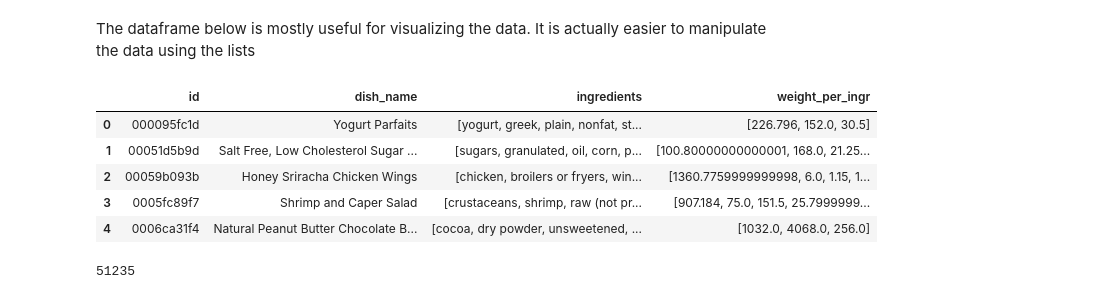
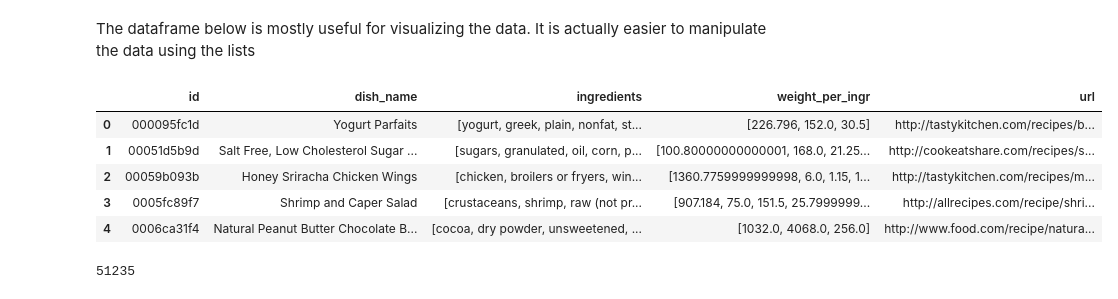
Before and after one commit to hpayettepeterson/foodprint, a Jupyter notebook: CO2_calculator.ipynb, the cells around one changed output. Drawn from its saved outputs; the diff is of its cells as text; code cells hidden in the pictures.

```diff
--- a/CO2_calculator.ipynb
+++ b/CO2_calculator.ipynb
@@ -38,11 +38,13 @@ ids_lst = []
 ingredient_lst = []
 titles_lst = []
 weights_lst = []
+urls_lst = []
 for i in range(len(recipes)):
   ids_lst.append(recipes[i]['id'])
   ingredient_lst.append(recipes[i]['ingredients'])
   titles_lst.append(recipes[i]['title'])
   weights_lst.append(recipes[i]['weight_per_ingr'])
+  urls_lst.append(recipes[i]['url'])
 # %%
 # make ingredients for each recipe into list of strings (might need to change this later to a list of lists)
 for i in range(len(ingredient_lst)):
@@ -58,23 +60,24 @@ The dataframe below is mostly useful for visualizing the data. It is actually ea
 # %%
 # make lists into df
 import pandas as pd
 
 recipes_df = pd.DataFrame(
     {'id': ids_lst,
      'dish_name': titles_lst,
      'ingredients': ingredient_lst,
-     'weight_per_ingr': weights_lst
+     'weight_per_ingr': weights_lst,
+     'url': urls_lst
     })
 
 # now, each item of the ingredients list corresponds to the item with the same index in the weight per ingr list
 recipes_df.head()
 # %% [output]
-|  | id | dish_name | ingredients | weight_per_ingr |
-| 0 | 000095fc1d | Yogurt Parfaits | [yogurt, greek, plain, nonfat, st... | [226.796, 152.0, 30.5] |
-| 1 | 00051d5b9d | Salt Free, Low Cholesterol Sugar ... | [sugars, granulated, oil, corn, p... | [100.80000000000001, 168.0, 21.25... |
-| 2 | 00059b093b | Honey Sriracha Chicken Wings | [chicken, broilers or fryers, win... | [1360.7759999999998, 6.0, 1.15, 1... |
-| 3 | 0005fc89f7 | Shrimp and Caper Salad | [crustaceans, shrimp, raw (not pr... | [907.184, 75.0, 151.5, 25.7999999... |
-| 4 | 0006ca31f4 | Natural Peanut Butter Chocolate B... | [cocoa, dry powder, unsweetened, ... | [1032.0, 4068.0, 256.0] |
+|  | id | dish_name | ingredients | weight_per_ingr | url |
+| 0 | 000095fc1d | Yogurt Parfaits | [yogurt, greek, plain, nonfat, st... | [226.796, 152.0, 30.5] | http://tastykitchen.com/recipes/b... |
+| 1 | 00051d5b9d | Salt Free, Low Cholesterol Sugar ... | [sugars, granulated, oil, corn, p... | [100.80000000000001, 168.0, 21.25... | http://cookeatshare.com/recipes/s... |
+| 2 | 00059b093b | Honey Sriracha Chicken Wings | [chicken, broilers or fryers, win... | [1360.7759999999998, 6.0, 1.15, 1... | http://tastykitchen.com/recipes/m... |
+| 3 | 0005fc89f7 | Shrimp and Caper Salad | [crustaceans, shrimp, raw (not pr... | [907.184, 75.0, 151.5, 25.7999999... | http://allrecipes.com/recipe/shri... |
+| 4 | 0006ca31f4 | Natural Peanut Butter Chocolate B... | [cocoa, dry powder, unsweetened, ... | [1032.0, 4068.0, 256.0] | http://www.food.com/recipe/natura... |
 # %%
 # make list of total dish weights by summing ingredients
 dish_weights = []
```
Also changed, not shown: parts of 41 cells of this notebook.
